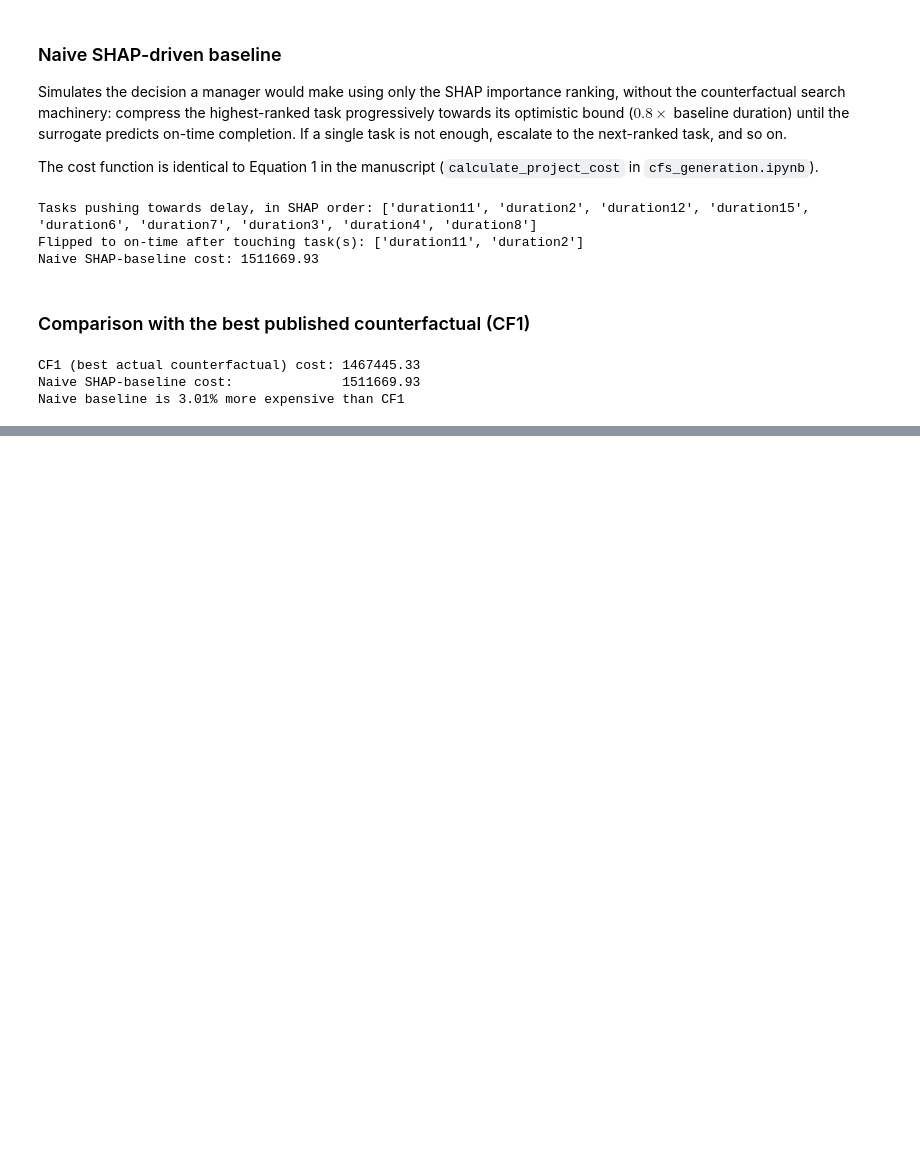
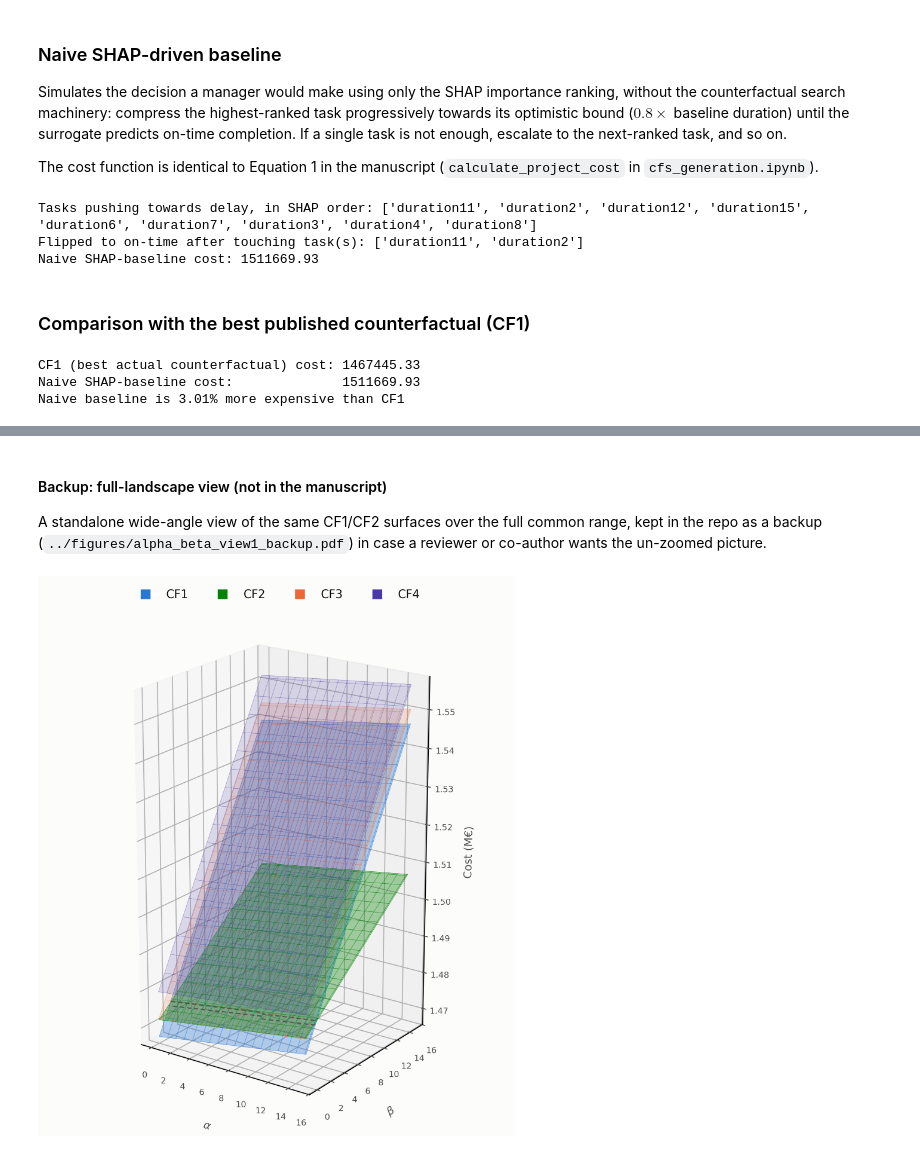
Before and after one commit to jismartin/counterEVM, a Jupyter notebook: notebooks/robustness_analysis.ipynb, the cells around one changed output, grey strips where cells are left out. Cells and saved outputs as stored; diff of their text form; code cells hidden in the pictures; blank space fills up the shorter version.

```diff
--- a/notebooks/robustness_analysis.ipynb
+++ b/notebooks/robustness_analysis.ipynb
@@ -177,0 +216,11 @@ Naive baseline is 3.01% more expensive than CF1
+# %%
+def rank_pool(alpha_, beta_, pool=comparison_pool_dedup):
+    """Re-costs every candidate in the pool at (alpha_, beta_) and returns it sorted ascending by cost."""
+    cost = pool[dur_cols].apply(
+        lambda row: calculate_project_cost(row.to_frame().T, base_durations_hours, df_costs, alpha_, beta_), axis=1
+    )
+    return pool.assign(cost=cost).sort_values('cost').reset_index(drop=True)
+
+
+def top_ids(alpha_, beta_, n=5, pool=comparison_pool_dedup):
+    return tuple(rank_pool(alpha_, beta_, pool)['CF_ID'].head(n))
@@ -177,0 +233,15 @@ Naive baseline is 3.01% more expensive than CF1
+# %%
+alphas_common = np.linspace(0, 15, 121)
+betas_common  = np.linspace(0, 15, 121)
+
+winners = set()
+for a in alphas_common:
+    for b in betas_common:
+        winners.add(int(rank_pool(a, b)['CF_ID'].iloc[0]))
+
+print(f'Distinct CF_ID that reach rank-1 somewhere in the common [0,15]x[0,15] grid: {sorted(winners)}')
+
+# locate the beta value at which CF2 overtakes CF1 (alpha held at its published value)
+crossover = next(b for b in betas_common if rank_pool(0.1, b)['CF_ID'].iloc[0] != 1)
+print(f'CF2 overtakes CF1 at beta ≈ {crossover:.2f} (alpha = 0.1 fixed)')
+print('At beta = 0, increasing alpha up to 15 never changes the rank-1 counterfactual (stays CF1).')
@@ -177,0 +372,20 @@ Naive baseline is 3.01% more expensive than CF1
+# %% [markdown]
+#### Backup: full-landscape view (not in the manuscript)
+
+A standalone wide-angle view of the same CF1/CF2 surfaces over the full common range, kept in the repo as a backup (`../figures/alpha_beta_view1_backup.pdf`) in case a reviewer or co-author wants the un-zoomed picture.
+# %%
+fig2 = plt.figure(figsize=(6.4, 6.0), dpi=300)
+fig2.patch.set_facecolor(SURFACE)
+ax1 = fig2.add_subplot(1, 1, 1, projection='3d')
+ax1.set_facecolor(SURFACE)
+draw_3d(ax1, alphas_common, betas_common, active_ids=[1, 2], fade_ids=[3, 4], wire_stride=7, fade_wire_stride=7)
+ax1.view_init(elev=20, azim=-55)
+handles = [plt.Line2D([0], [0], marker='s', color='w', markerfacecolor=colors_map[cf], markersize=9, label=f'CF{cf}')
+           for cf in [1, 2, 3, 4]]
+fig2.legend(handles=handles, loc='upper center', ncol=4, frameon=False, fontsize=9.5, labelcolor=INK,
+            bbox_to_anchor=(0.5, 1.02))
+plt.tight_layout(rect=[0, 0, 1, 0.93])
+plt.savefig('../figures/alpha_beta_view1_backup.pdf', facecolor=SURFACE, bbox_inches='tight')
+plt.show()
+# %% [output]
+[figure, added]
```
Also changed, not shown: parts of 6 cells of this notebook, 10 other files.
